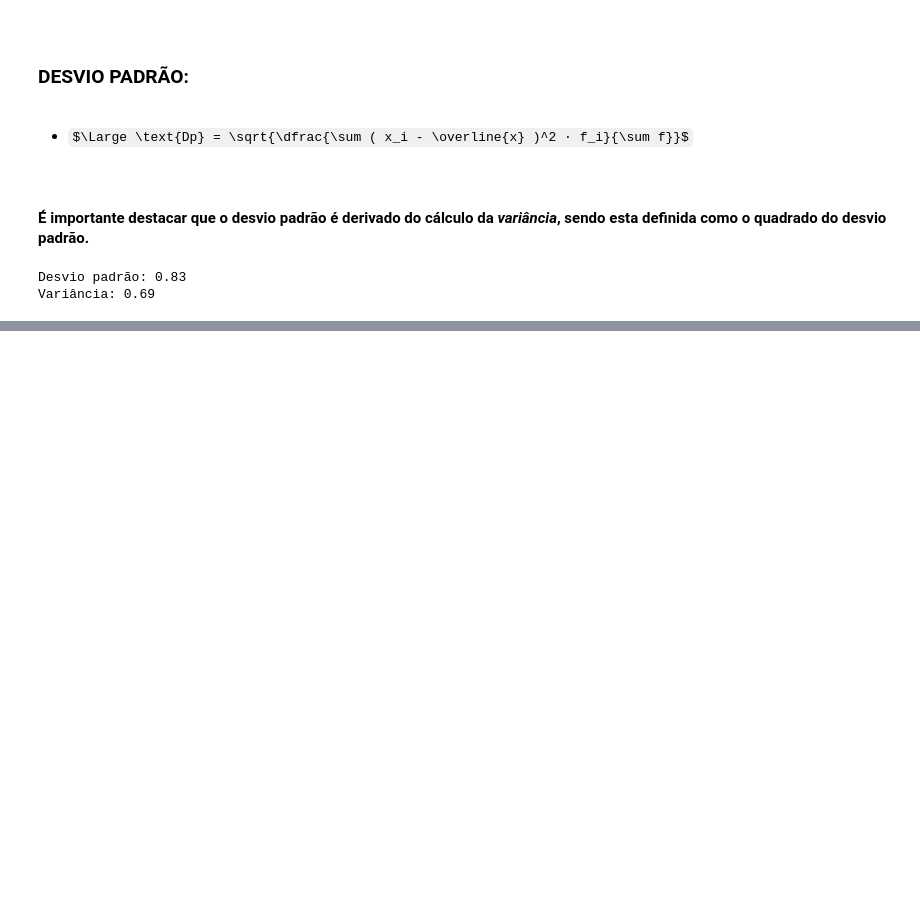
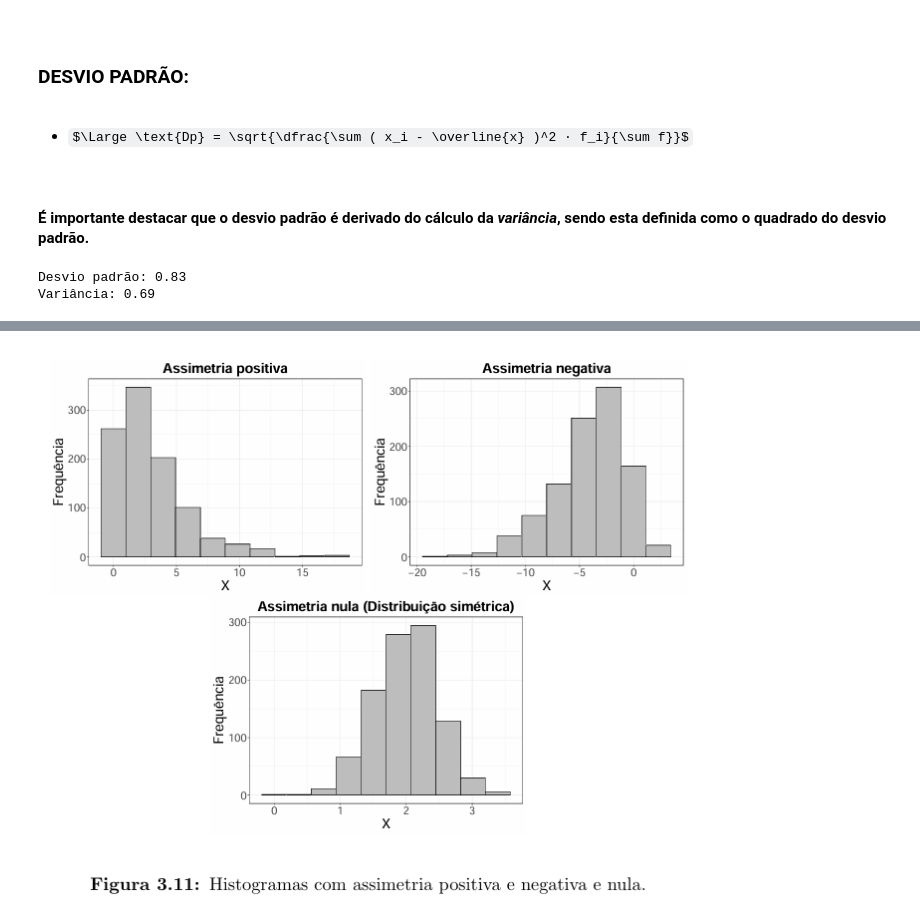
Before and after one commit to gcv-silva/Anotacoes-da-IC, a Jupyter notebook: análise_exploratoria_de_dados.ipynb, the cells around one changed output, grey strips where cells are left out. Cells and saved outputs as stored; diff of their text form; code cells hidden in the pictures; some formulas as TeX source; blank space fills up the shorter version.

```diff
--- a/análise_exploratoria_de_dados.ipynb
+++ b/análise_exploratoria_de_dados.ipynb
@@ -833,0 +873,4 @@ Variância: 0.69
+# %%
+imagem('/content/figura3_11.png') # (MORETTIN; SINGER, p. 59)
+# %% [output]
+[figure, added]
```
Also changed, not shown: parts of 18 cells of this notebook.
